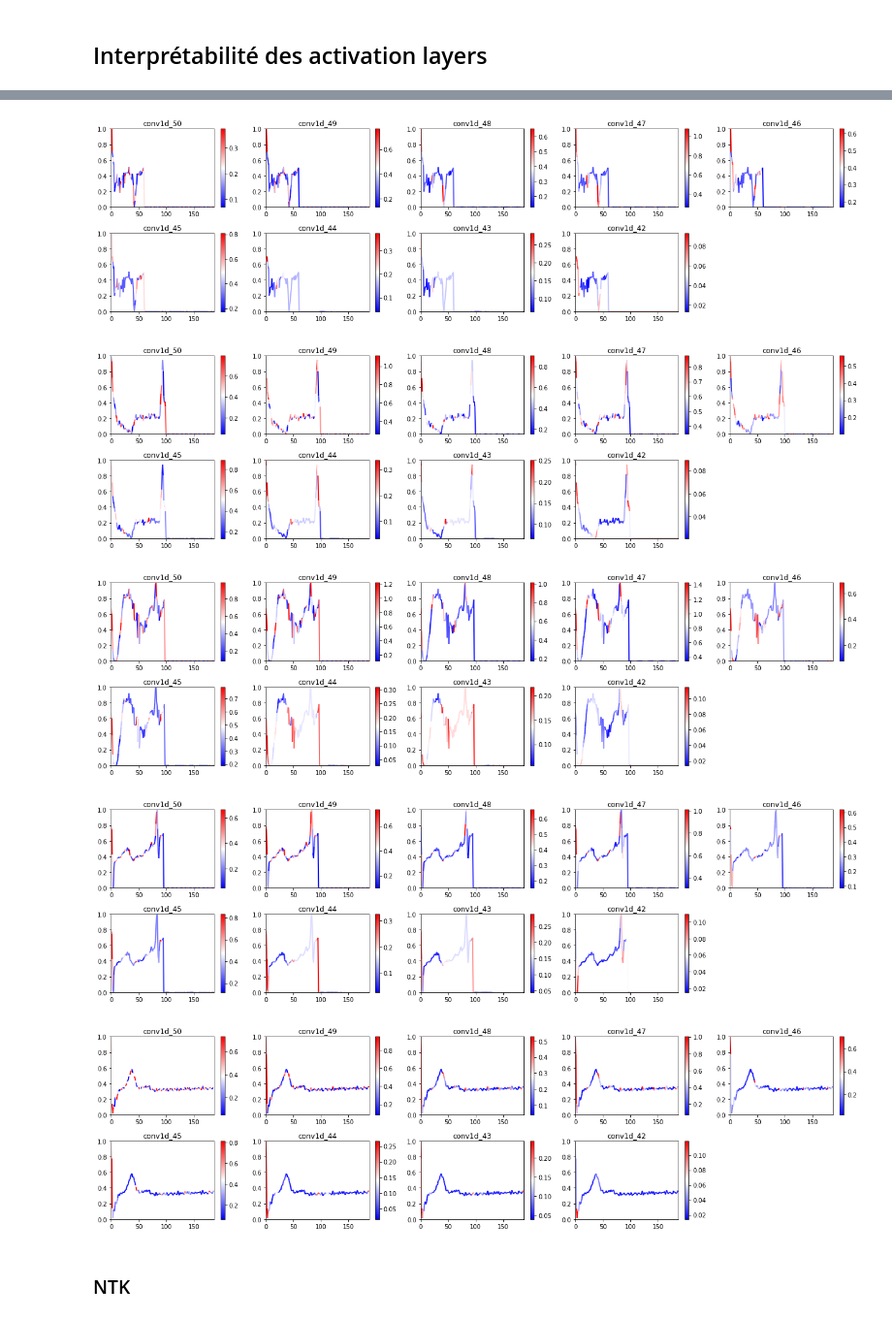
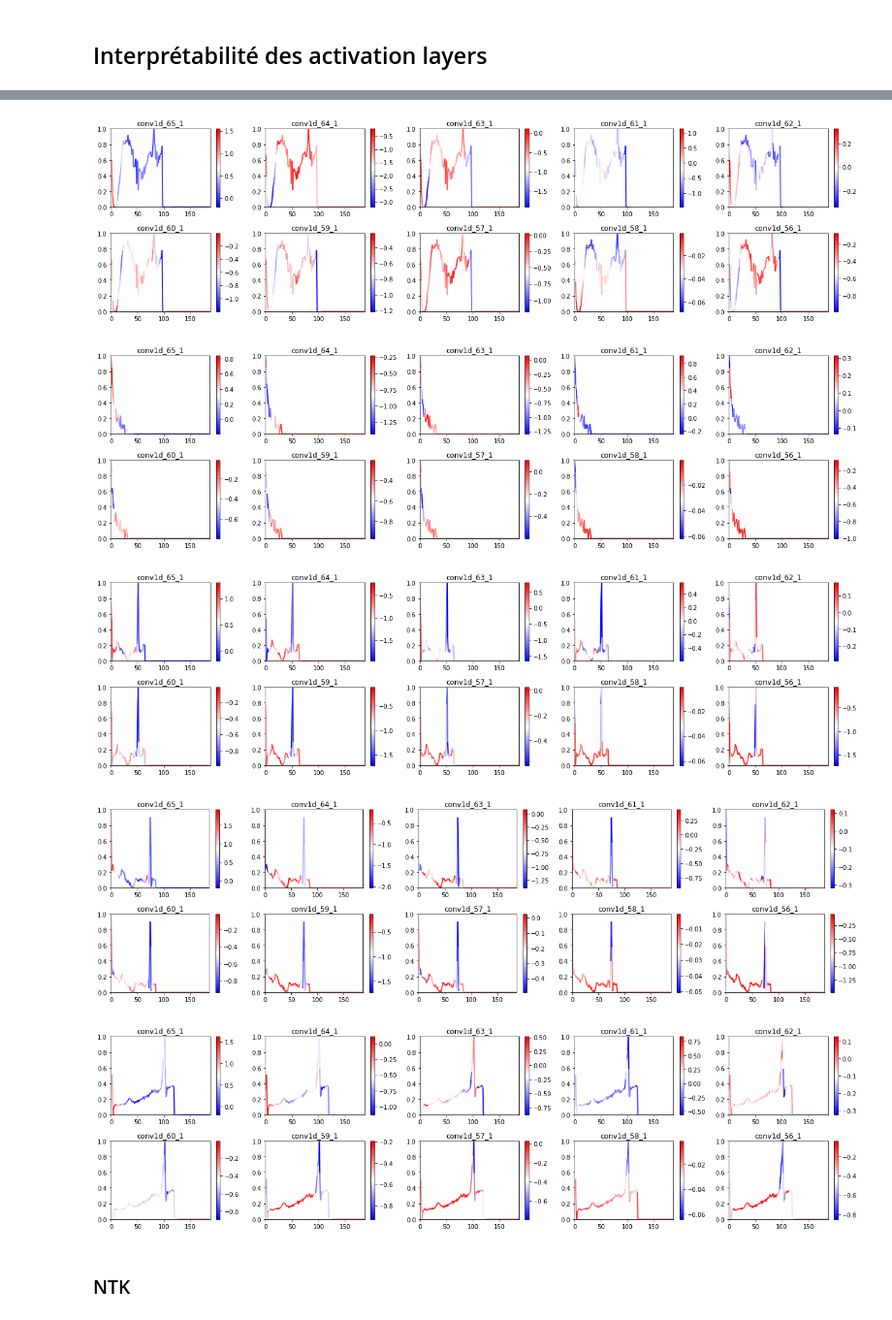
Before and after one commit to Benoitane/Deep-learning, a Jupyter notebook: DL_projet.ipynb, the cells around one changed output, grey strips where cells are left out. Shown at 97% size. Drawn from its saved outputs; the diff is of its cells as text; code cells hidden in the pictures.

```diff
--- a/DL_projet.ipynb
+++ b/DL_projet.ipynb
@@ -426,2 +450,2 @@ from models.cnn_article import CNN_simple
 # %%
-xtrain,ytrain,xval,yval,xtest,ytest = split_dataset(data_train,labels_train,data_test,labels_test,val_prop = 0.45, Deep = True,modele = 'CNN')
+xtrain,ytrain,xval,yval,xtest,ytest = split_dataset(data_train,labels_train,data_test,labels_test,val_prop = 0.31, Deep = True,modele = 'CNN')
@@ -493,16 +521,18 @@ import matplotlib.pyplot as plt
 from matplotlib.collections import LineCollection
 from matplotlib.colors import ListedColormap, BoundaryNorm
 from utils.visualization import display_conv_activations
+# %%
+Resnet = tf.keras.models.load_model('save/best_model.resnet')
 # %%
-ypred = np.argmax(model_ART.predict(xtest),axis=1)
+ypred = np.argmax(Resnet.predict(xtest),axis=1)
 not_normal = []
 for i in range(len(ypred)):
     if not ypred[i]==0:
         not_normal.append(i)
 # %%
-display_conv_activations(model_ART,xtest[not_normal[0]])
-display_conv_activations(model_ART,xtest[not_normal[1]])
-display_conv_activations(model_ART,xtest[not_normal[2]])
-display_conv_activations(model_ART,xtest[not_normal[3]])
-display_conv_activations(model_ART,xtest[not_normal[4]])
+display_conv_activations(Resnet,xtest[not_normal[0]])
+display_conv_activations(Resnet,xtest[not_normal[1]])
+display_conv_activations(Resnet,xtest[not_normal[2]])
+display_conv_activations(Resnet,xtest[not_normal[3]])
+display_conv_activations(Resnet,xtest[not_normal[4]])
 # %% [output]
@@ -509,8 +544,8 @@ display_conv_activations(model_ART,xtest[not_normal[4]])
-[figure, old version]
+[figure, new version]
-[figure, old version]
+[figure, new version]
-[figure, old version]
+[figure, new version]
-[figure, old version]
+[figure, new version]
-[figure, old version]
+[figure, new version]
 # %% [markdown]
 ### NTK
 # %%
```
Also changed, not shown: parts of 28 cells of this notebook, 17 other files.
